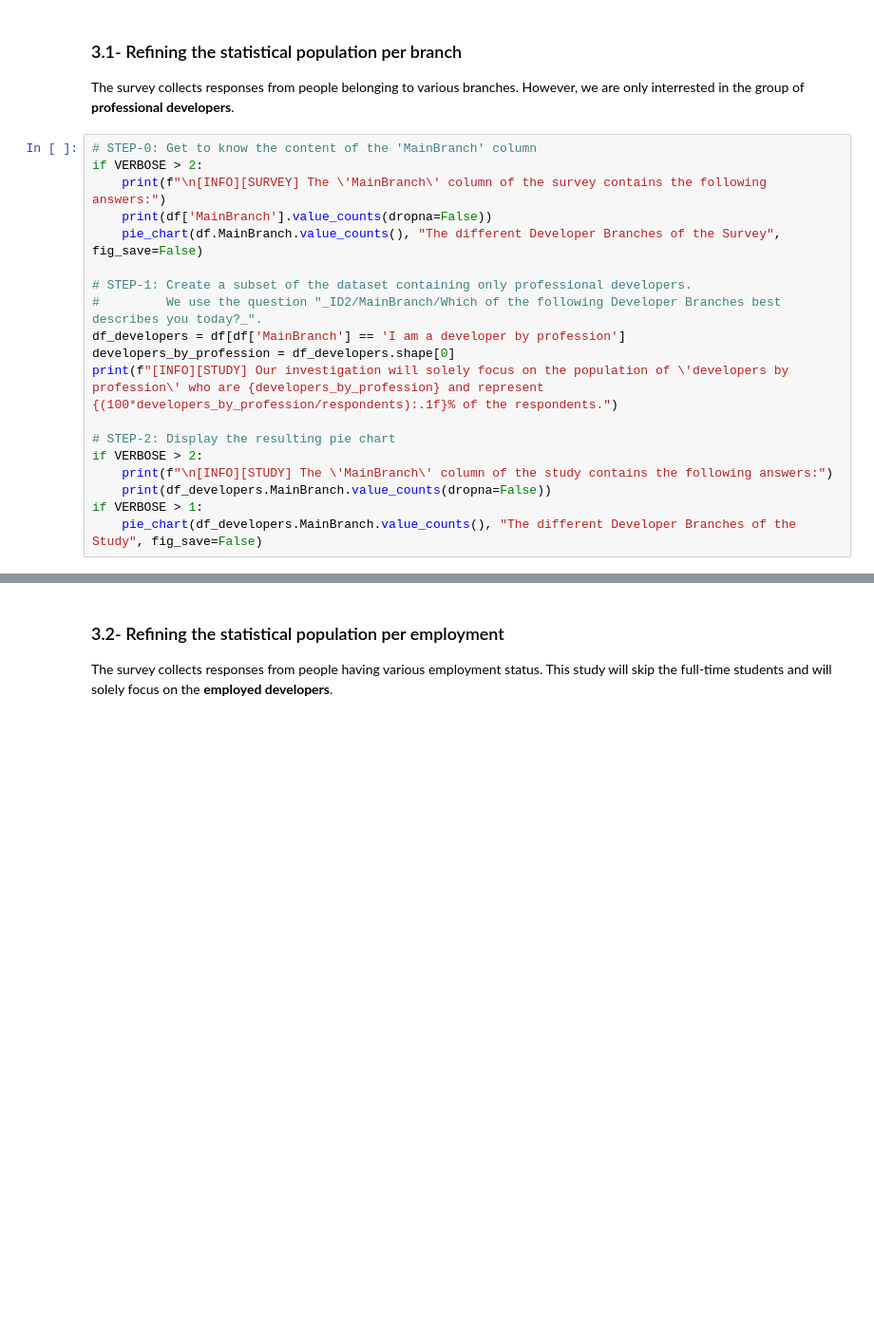
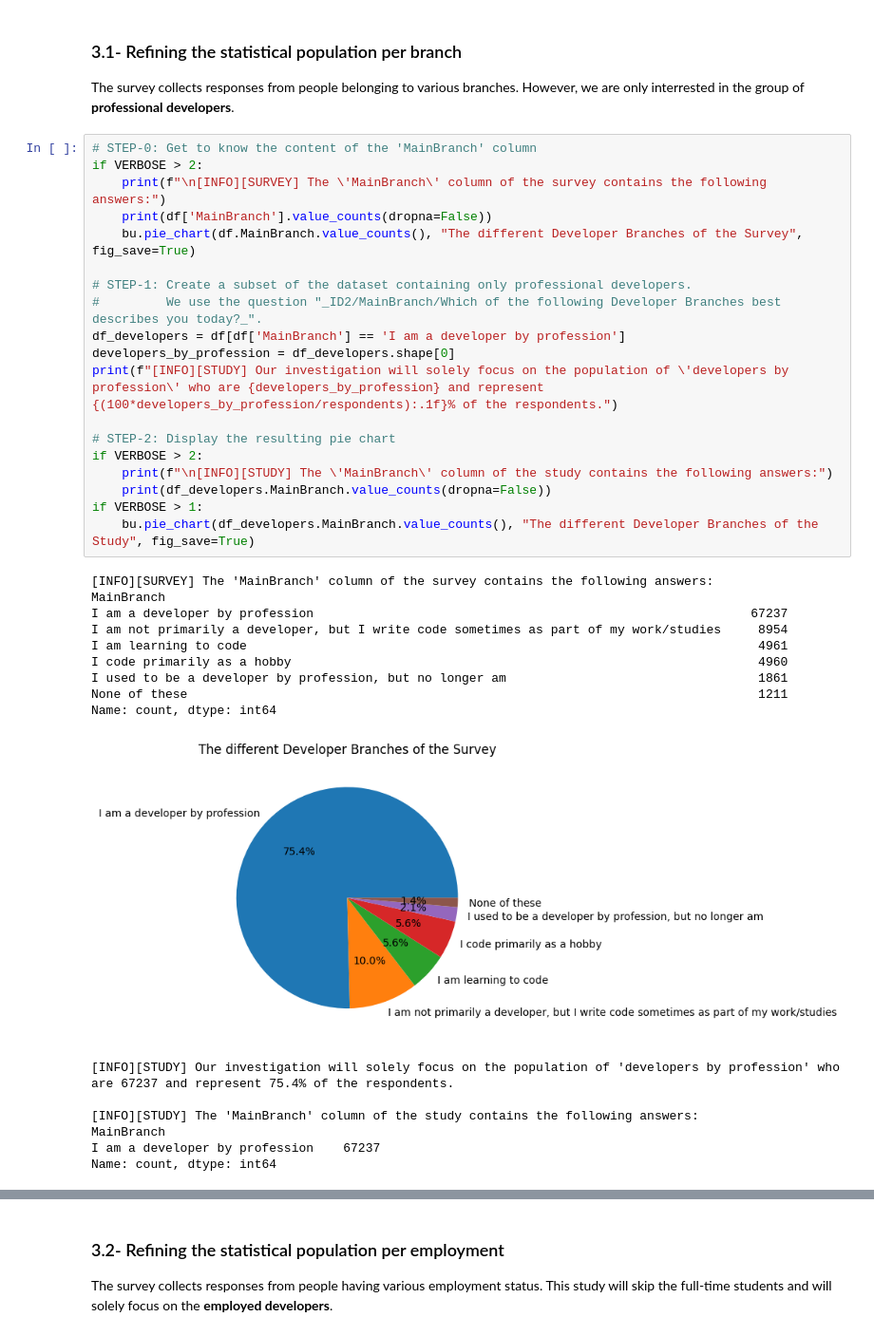
Before and after one commit to fab7/LAB-Data-Science-Blog-Post, a Jupyter notebook: notebook/who_are_the_rust_users.ipynb, the cells around one changed output, grey strips where cells are left out. Shown at 95% size. Cells and saved outputs as stored; diff of their text form; blank space fills up the shorter version.

Commit message:
Moved the plot methods into the module blog_utils.py

```diff
--- a/notebook/who_are_the_rust_users.ipynb
+++ b/notebook/who_are_the_rust_users.ipynb
@@ -396,19 +97,36 @@ However, we are only interrested in the group of **professional developers**.
 # %%
 # STEP-0: Get to know the content of the 'MainBranch' column
 if VERBOSE > 2:
     print(f"\n[INFO][SURVEY] The \'MainBranch\' column of the survey contains the following answers:")
     print(df['MainBranch'].value_counts(dropna=False))
-    pie_chart(df.MainBranch.value_counts(), "The different Developer Branches of the Survey", fig_save=False)
+    bu.pie_chart(df.MainBranch.value_counts(), "The different Developer Branches of the Survey", fig_save=True)
 
 # STEP-1: Create a subset of the dataset containing only professional developers.
 #         We use the question "_ID2/MainBranch/Which of the following Developer Branches best describes you today?_".
 df_developers = df[df['MainBranch'] == 'I am a developer by profession']
 developers_by_profession = df_developers.shape[0]
 print(f"[INFO][STUDY] Our investigation will solely focus on the population of \'developers by profession\' who are {developers_by_profession} and represent {(100*developers_by_profession/respondents):.1f}% of the respondents.")
 
 # STEP-2: Display the resulting pie chart
 if VERBOSE > 2:
     print(f"\n[INFO][STUDY] The \'MainBranch\' column of the study contains the following answers:")
     print(df_developers.MainBranch.value_counts(dropna=False))
 if VERBOSE > 1:
-    pie_chart(df_developers.MainBranch.value_counts(), "The different Developer Branches of the Study", fig_save=False)
+    bu.pie_chart(df_developers.MainBranch.value_counts(), "The different Developer Branches of the Study", fig_save=True)
+# %% [output]
+[INFO][SURVEY] The 'MainBranch' column of the survey contains the following answers:
+MainBranch
+I am a developer by profession                                                           67237
+I am not primarily a developer, but I write code sometimes as part of my work/studies     8954
+I am learning to code                                                                     4961
+I code primarily as a hobby                                                               4960
+I used to be a developer by profession, but no longer am                                  1861
+None of these                                                                             1211
+Name: count, dtype: int64
+[figure, added]
+[INFO][STUDY] Our investigation will solely focus on the population of 'developers by profession' who are 67237 and represent 75.4% of the respondents.
+
+[INFO][STUDY] The 'MainBranch' column of the study contains the following answers:
+MainBranch
+I am a developer by profession    67237
+Name: count, dtype: int64
```
Also changed, not shown: parts of 23 cells of this notebook, 2 other files.
